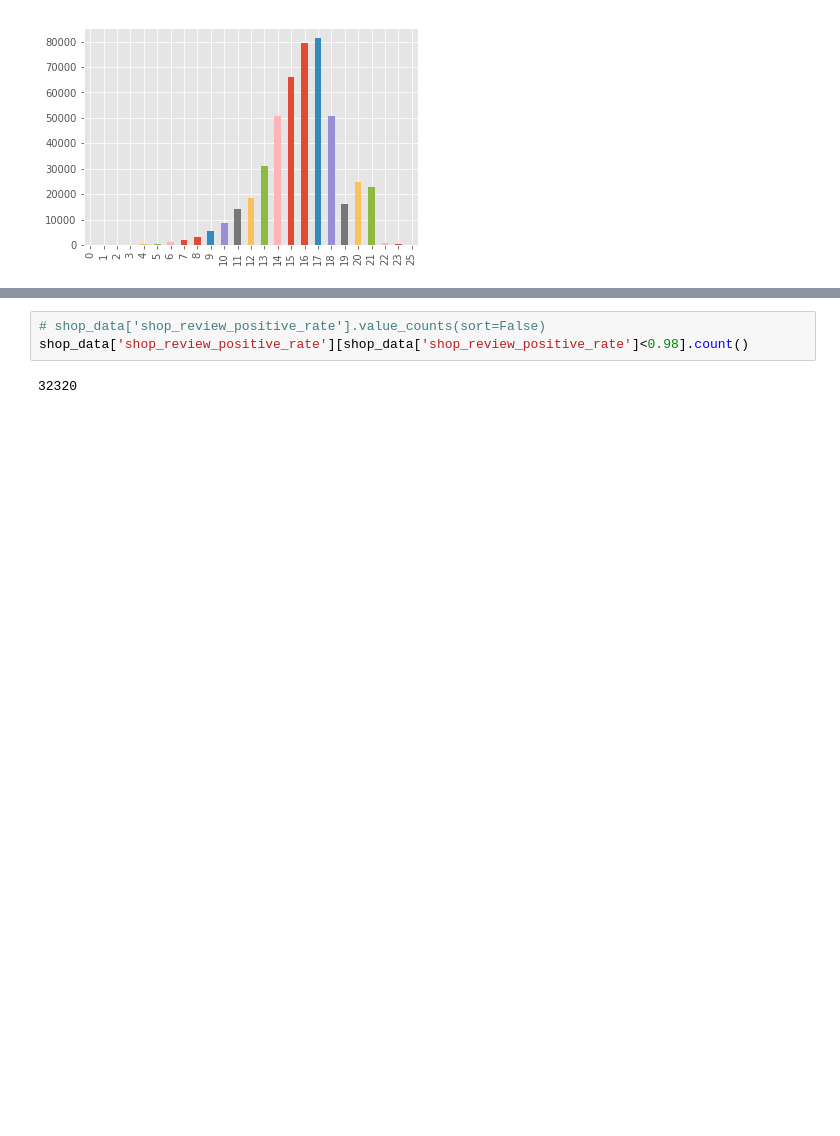
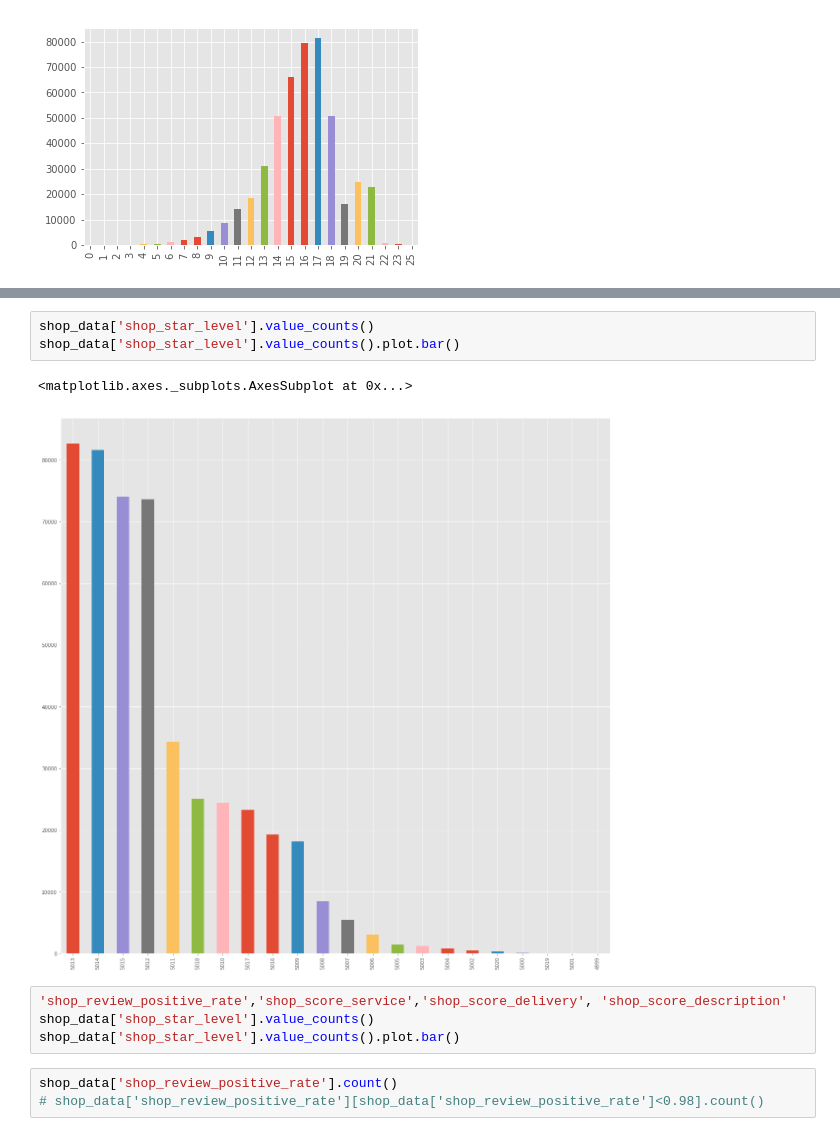
Before and after one commit to fengyin123/helloworld, a Jupyter notebook: feature_engineering/EDA.ipynb, the cells around one changed output, grey strips where cells are left out. Cells and saved outputs as stored; diff of their text form; blank space fills up the shorter version.

```diff
--- a/feature_engineering/EDA.ipynb
+++ b/feature_engineering/EDA.ipynb
@@ -506,5 +543,13 @@ shop_data['shop_review_num_level'].value_counts(sort=False).plot.bar()
+# %%
+shop_data['shop_star_level'].value_counts()
+shop_data['shop_star_level'].value_counts().plot.bar()
+# %% [output]
+<matplotlib.axes._subplots.AxesSubplot at 0x...>
+[figure, added]
+# %%
+'shop_review_positive_rate','shop_score_service','shop_score_delivery', 'shop_score_description'
+shop_data['shop_star_level'].value_counts()
+shop_data['shop_star_level'].value_counts().plot.bar()
 # %%
-# shop_data['shop_review_positive_rate'].value_counts(sort=False)
-shop_data['shop_review_positive_rate'][shop_data['shop_review_positive_rate']<0.98].count()
+shop_data['shop_review_positive_rate'].count()
+# shop_data['shop_review_positive_rate'][shop_data['shop_review_positive_rate']<0.98].count()
-# %% [output]
-32320
```
Also changed, not shown: parts of 17 cells of this notebook.
